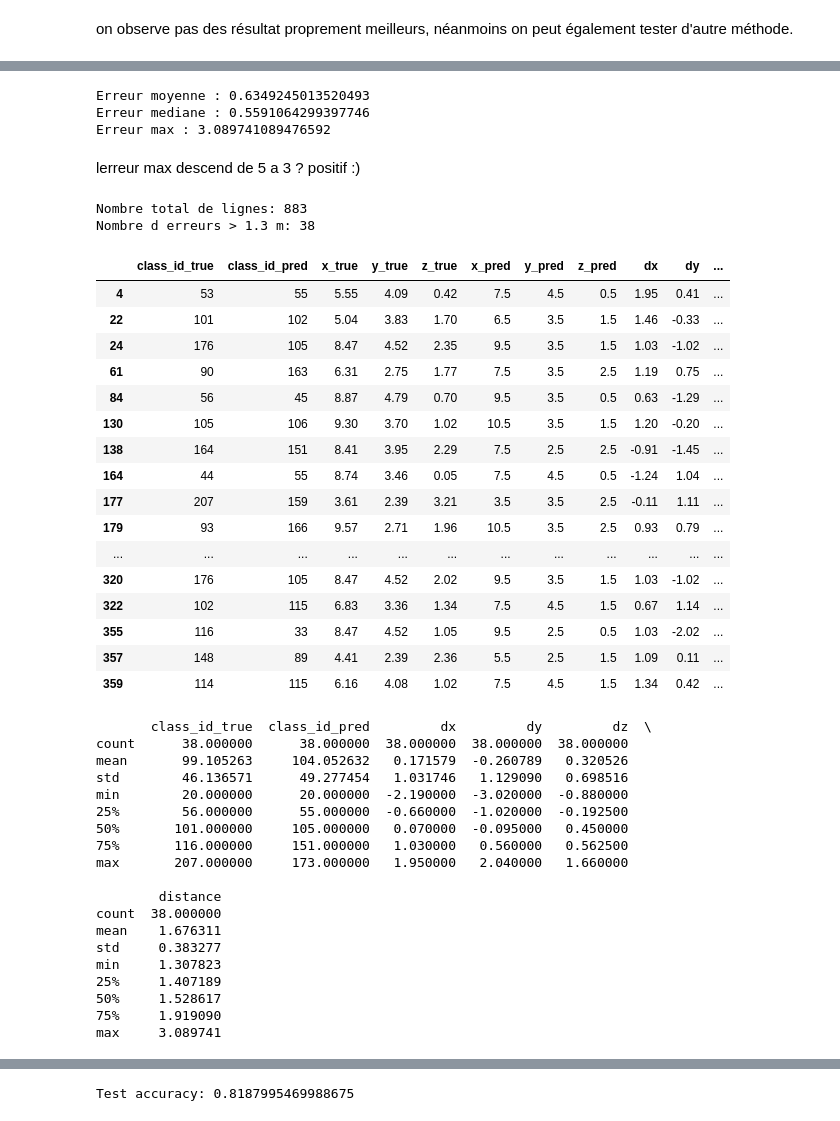
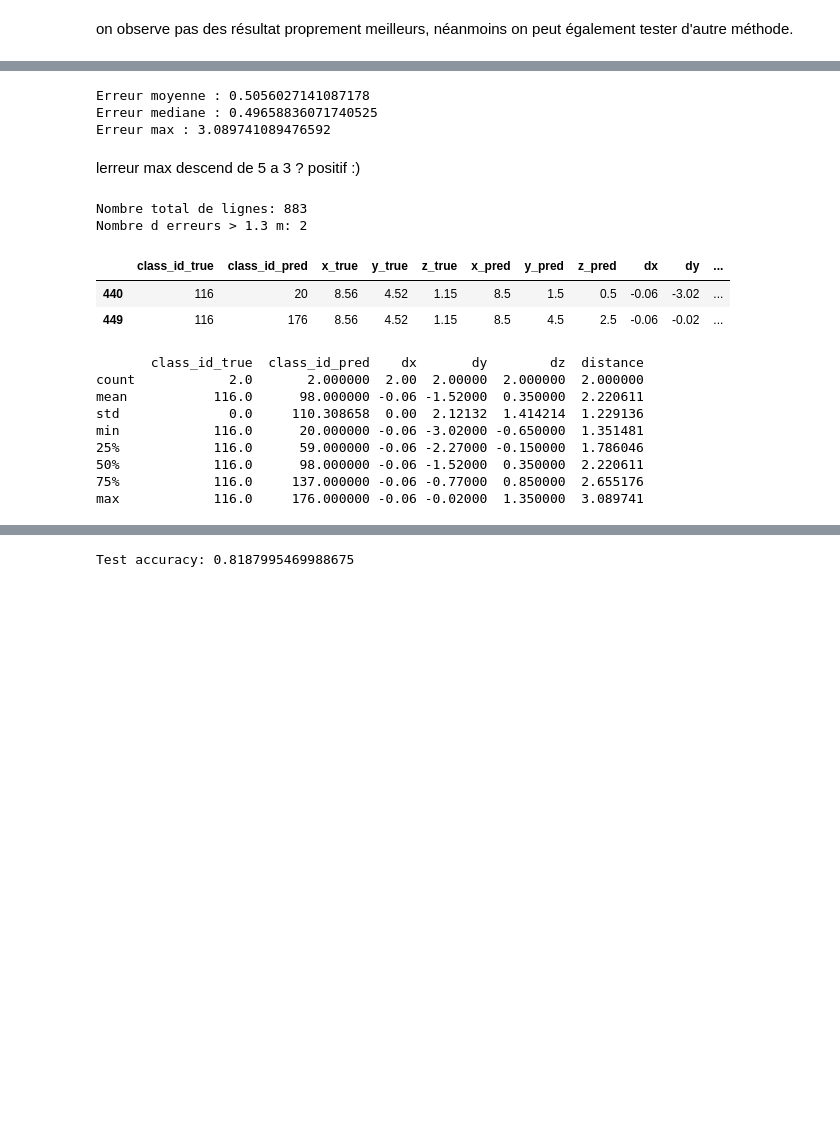
Before and after one commit to ryane-sididris/rfid-3d-localization, a Jupyter notebook: Notebook 1.ipynb, the cells around one changed output, grey strips where cells are left out. Cells and saved outputs as stored; diff of their text form; code cells hidden in the pictures; blank space fills up the shorter version.

```diff
--- a/Notebook 1.ipynb
+++ b/Notebook 1.ipynb
@@ -613,23 +625,24 @@ on observe pas des résultat proprement meilleurs, néanmoins on peut également
 from sklearn.linear_model import LogisticRegression
 from sklearn.model_selection import cross_val_score
 from sklearn.metrics import accuracy_score
+from sklearn.model_selection import KFold
 
 RLog_cv = LogisticRegression(
-    max_iter=1000,
+    max_iter=2000,
     solver="lbfgs",
     random_state=53
 )
 
-# Cross-validation (5 folds)
-cv_scores = cross_val_score(RLog_cv, X_train_scaled, y_train, cv=8)
+cv = KFold(n_splits=5, shuffle=True, random_state=42)
+cv_scores = cross_val_score(RLog_cv, X_train, y_train, cv=cv)
 
 print("CV accuracy scores:", cv_scores)
 print("CV mean accuracy:", cv_scores.mean())
 
-# entraînement final
-RLog_cv.fit(X_train_scaled, y_train)
+# entrainement final
+RLog_cv.fit(X_train, y_train)
 
-y_pred_cv = RLog_cv.predict(X_test_scaled)
+y_pred_cv = RLog_cv.predict(X_test)
 acc_lr_cv = accuracy_score(y_test, y_pred_cv)
 
 print("Test accuracy:", acc_lr_cv)
@@ -660,8 +672,8 @@ print("Erreur moyenne :", errors.mean())
 print("Erreur mediane :", np.median(errors))
 print("Erreur max :", errors.max())
 # %% [output]
-Erreur moyenne : 0.6349245013520493
-Erreur mediane : 0.5591064299397746
+Erreur moyenne : 0.5056027141087178
+Erreur mediane : 0.49658836071740525
 Erreur max : 3.089741089476592
 # %% [markdown]
 lerreur max descend de 5 a 3 ? positif :)
@@ -681,72 +693,48 @@ for class_true, class_pred, xyz_true, xyz_pred_cv in zip(
 
     rows_diff.append({
         "class_id_true": int(class_true),
         "class_id_pred": int(class_pred),
         "x_true": float(xyz_true[0]),
         "y_true": float(xyz_true[1]),
         "z_true": float(xyz_true[2]),
         "x_pred": float(xyz_pred_cv[0]),
         "y_pred": float(xyz_pred_cv[1]),
         "z_pred": float(xyz_pred_cv[2]),
         "dx": dx,
         "dy": dy,
         "dz": dz,
         "distance": dist
     })
 
-df_diff_balenced = pd.DataFrame(rows_diff)
+df_diff_cv = pd.DataFrame(rows_diff)
 
-print("Nombre total de lignes:", len(df_diff_balenced))
+print("Nombre total de lignes:", len(df_diff_cv))
 
-df_diff_balenced_1p7m = df_diff_balenced[df_diff_balenced["distance"] > 1.3]
-print("Nombre d erreurs > 1.3 m:", len(df_diff_balenced_1p7m))
+df_diff_cv_1p3m = df_diff_cv[df_diff_cv["distance"] > 1.3]
+print("Nombre d erreurs > 1.3 m:", len(df_diff_cv_1p3m))
 
-display(df_diff_balenced_1p7m.head(20))
+display(df_diff_cv_1p3m.head(20))
 
-print(df_diff_balenced_1p7m[[
+print(df_diff_cv_1p3m[[
     "class_id_true",
     "class_id_pred",
     "dx",
     "dy",
     "dz",
     "distance"
 ]].describe())
 # %% [output]
 Nombre total de lignes: 883
-Nombre d erreurs > 1.3 m: 38
+Nombre d erreurs > 1.3 m: 2
 |  | class_id_true | class_id_pred | x_true | y_true | z_true | x_pred | y_pred | z_pred | dx | dy | ... |
-| 4 | 53 | 55 | 5.55 | 4.09 | 0.42 | 7.5 | 4.5 | 0.5 | 1.95 | 0.41 | ... |
-| 22 | 101 | 102 | 5.04 | 3.83 | 1.70 | 6.5 | 3.5 | 1.5 | 1.46 | -0.33 | ... |
-| 24 | 176 | 105 | 8.47 | 4.52 | 2.35 | 9.5 | 3.5 | 1.5 | 1.03 | -1.02 | ... |
-| 61 | 90 | 163 | 6.31 | 2.75 | 1.77 | 7.5 | 3.5 | 2.5 | 1.19 | 0.75 | ... |
-| 84 | 56 | 45 | 8.87 | 4.79 | 0.70 | 9.5 | 3.5 | 0.5 | 0.63 | -1.29 | ... |
-| 130 | 105 | 106 | 9.30 | 3.70 | 1.02 | 10.5 | 3.5 | 1.5 | 1.20 | -0.20 | ... |
-| 138 | 164 | 151 | 8.41 | 3.95 | 2.29 | 7.5 | 2.5 | 2.5 | -0.91 | -1.45 | ... |
-| 164 | 44 | 55 | 8.74 | 3.46 | 0.05 | 7.5 | 4.5 | 0.5 | -1.24 | 1.04 | ... |
-| 177 | 207 | 159 | 3.61 | 2.39 | 3.21 | 3.5 | 3.5 | 2.5 | -0.11 | 1.11 | ... |
-| 179 | 93 | 166 | 9.57 | 2.71 | 1.96 | 10.5 | 3.5 | 2.5 | 0.93 | 0.79 | ... |
-| ... | ... | ... | ... | ... | ... | ... | ... | ... | ... | ... | ... |
-| 320 | 176 | 105 | 8.47 | 4.52 | 2.02 | 9.5 | 3.5 | 1.5 | 1.03 | -1.02 | ... |
-| 322 | 102 | 115 | 6.83 | 3.36 | 1.34 | 7.5 | 4.5 | 1.5 | 0.67 | 1.14 | ... |
-| 355 | 116 | 33 | 8.47 | 4.52 | 1.05 | 9.5 | 2.5 | 0.5 | 1.03 | -2.02 | ... |
-| 357 | 148 | 89 | 4.41 | 2.39 | 2.36 | 5.5 | 2.5 | 1.5 | 1.09 | 0.11 | ... |
-| 359 | 114 | 115 | 6.16 | 4.08 | 1.02 | 7.5 | 4.5 | 1.5 | 1.34 | 0.42 | ... |
+| 440 | 116 | 20 | 8.56 | 4.52 | 1.15 | 8.5 | 1.5 | 0.5 | -0.06 | -3.02 | ... |
+| 449 | 116 | 176 | 8.56 | 4.52 | 1.15 | 8.5 | 4.5 | 2.5 | -0.06 | -0.02 | ... |
-       class_id_true  class_id_pred         dx         dy         dz  \
-count      38.000000      38.000000  38.000000  38.000000  38.000000
-mean       99.105263     104.052632   0.171579  -0.260789   0.320526
-std        46.136571      49.277454   1.031746   1.129090   0.698516
-min        20.000000      20.000000  -2.190000  -3.020000  -0.880000
-25%        56.000000      55.000000  -0.660000  -1.020000  -0.192500
-50%       101.000000     105.000000   0.070000  -0.095000   0.450000
-75%       116.000000     151.000000   1.030000   0.560000   0.562500
-max       207.000000     173.000000   1.950000   2.040000   1.660000
-
-        distance
-count  38.000000
-mean    1.676311
-std     0.383277
-min     1.307823
-25%     1.407189
-50%     1.528617
-75%     1.919090
-max     3.089741
+       class_id_true  class_id_pred    dx       dy        dz  distance
+count            2.0       2.000000  2.00  2.00000  2.000000  2.000000
+mean           116.0      98.000000 -0.06 -1.52000  0.350000  2.220611
+std              0.0     110.308658  0.00  2.12132  1.414214  1.229136
+min            116.0      20.000000 -0.06 -3.02000 -0.650000  1.351481
+25%            116.0      59.000000 -0.06 -2.27000 -0.150000  1.786046
+50%            116.0      98.000000 -0.06 -1.52000  0.350000  2.220611
+75%            116.0     137.000000 -0.06 -0.77000  0.850000  2.655176
+max            116.0     176.000000 -0.06 -0.02000  1.350000  3.089741
```
Also changed, not shown: parts of 22 cells of this notebook.
